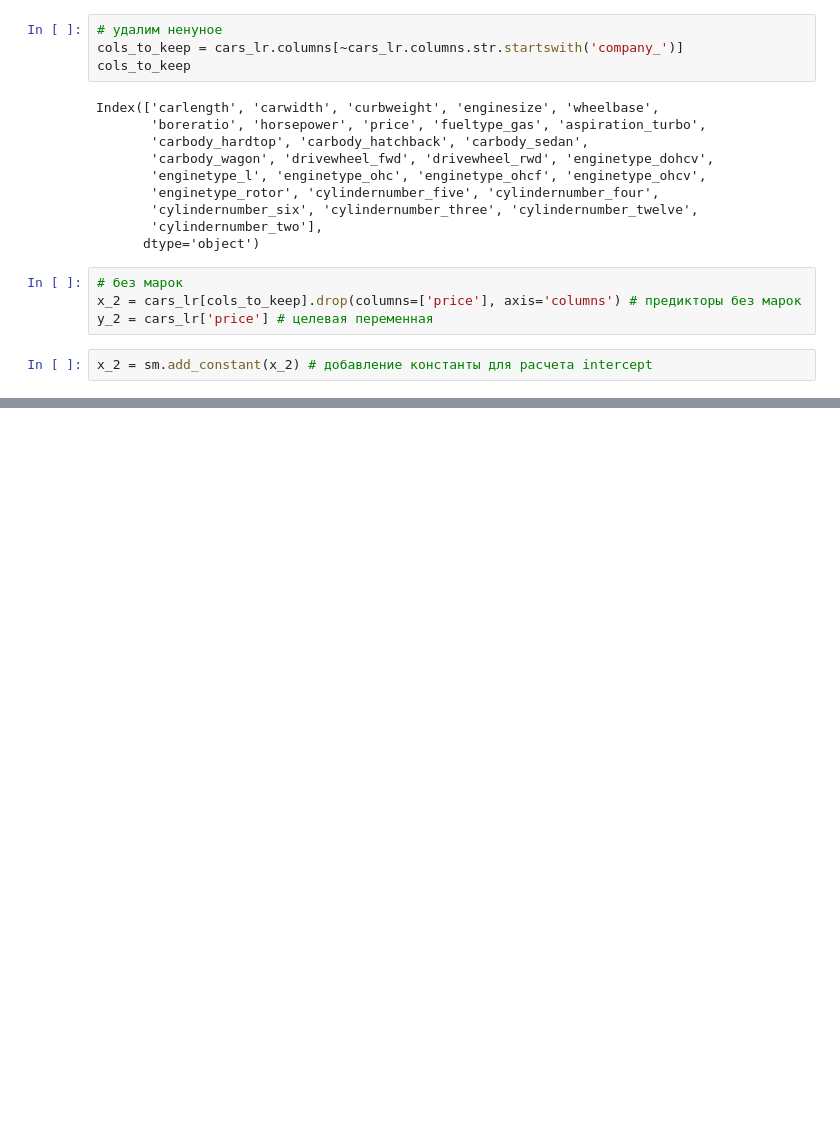
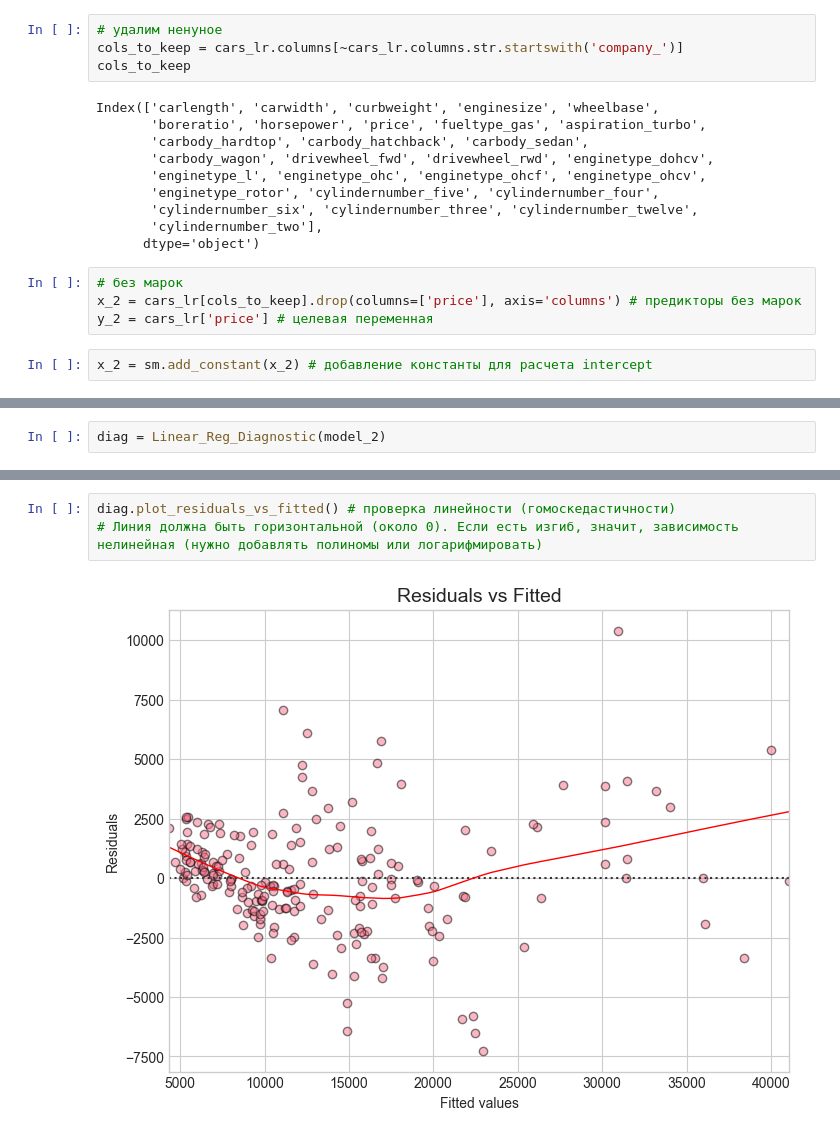
Before and after one commit to Praldmur/Simulation, a Jupyter notebook: 6_mod/7.ipynb, the cells around one changed output, grey strips where cells are left out. Cells and saved outputs as stored; diff of their text form; blank space fills up the shorter version.

```diff
--- a/6_mod/7.ipynb
+++ b/6_mod/7.ipynb
@@ -354,0 +523,2 @@ strong multicollinearity problems or that the design matrix is singular.
+# %%
+diag = Linear_Reg_Diagnostic(model_2)
@@ -354,0 +536,5 @@ strong multicollinearity problems or that the design matrix is singular.
+# %%
+diag.plot_residuals_vs_fitted() # проверка линейности (гомоскедастичности)
+# Линия должна быть горизонтальной (около 0). Если есть изгиб, значит, зависимость нелинейная (нужно добавлять полиномы или логарифмировать)
+# %% [output]
+[figure, added]
```
Also changed, not shown: parts of 27 cells of this notebook.
